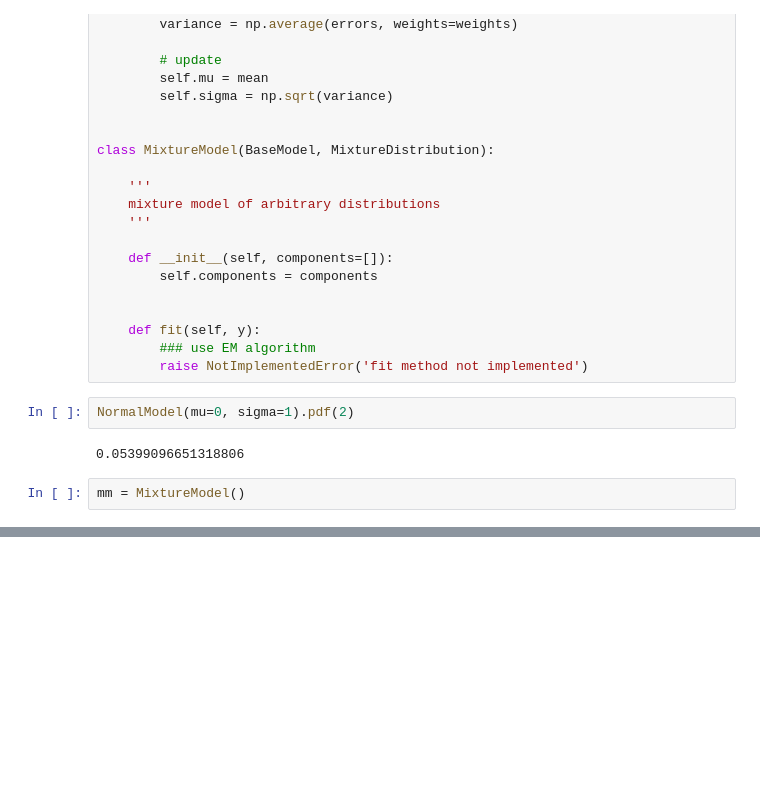
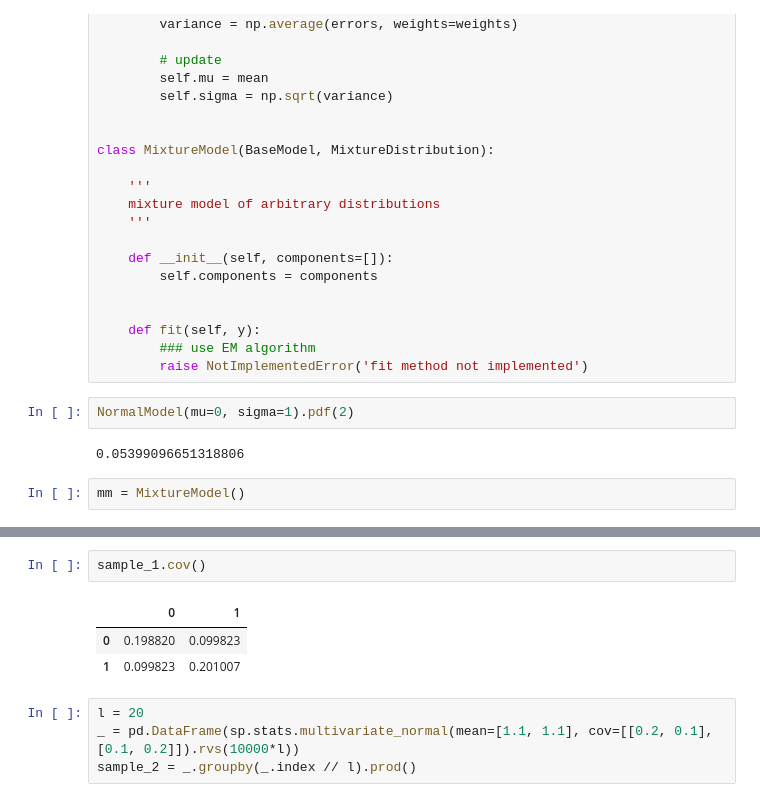
Before and after one commit to felixbrunner/hmm-real-vol, a Jupyter notebook: notebooks/Untitled.ipynb, the cells around one changed output, grey strips where cells are left out. Saved outputs shown, nothing was run; the diff lists cells and outputs as text; blank space fills up the shorter version.

```diff
--- a/notebooks/Untitled.ipynb
+++ b/notebooks/Untitled.ipynb
@@ -1592,0 +1619,10 @@ mm = MixtureModel()
+# %%
+sample_1.cov()
+# %% [output]
+|  | 0 | 1 |
+| 0 | 0.198820 | 0.099823 |
+| 1 | 0.099823 | 0.201007 |
+# %%
+l = 20
+_ = pd.DataFrame(sp.stats.multivariate_normal(mean=[1.1, 1.1], cov=[[0.2, 0.1],[0.1, 0.2]]).rvs(10000*l))
+sample_2 = _.groupby(_.index // l).prod()
```
Also changed, not shown: parts of 32 cells of this notebook, 2 other files.
